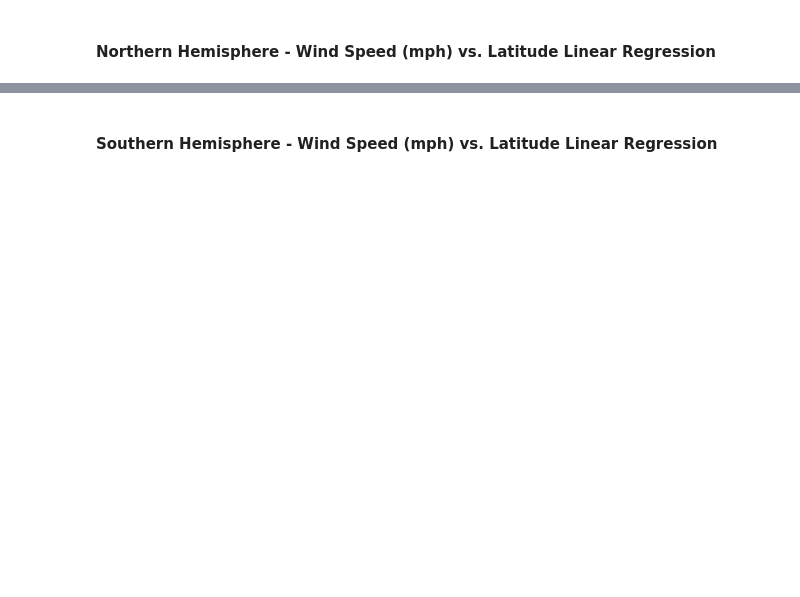
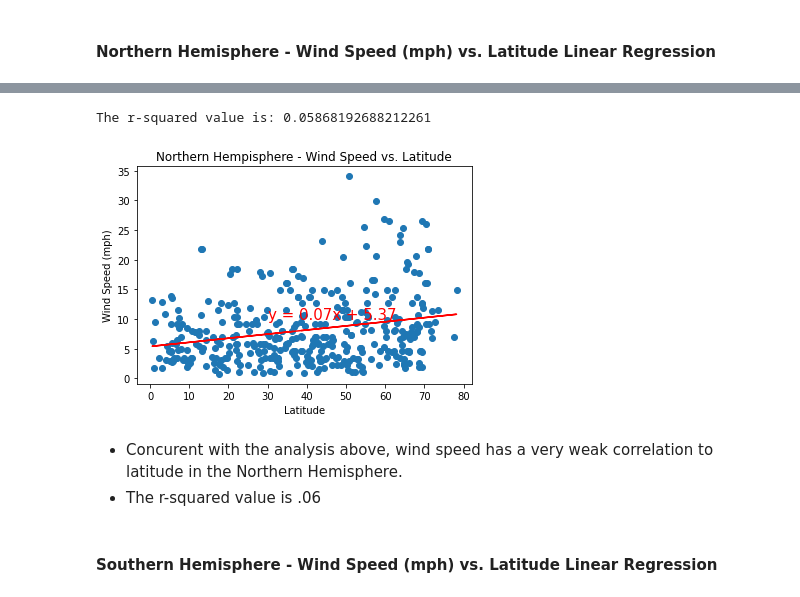
Before and after one commit to ccgrace/python-api-challenge, a Jupyter notebook: WeatherPy/WeatherPy.ipynb, the cells around one changed output, grey strips where cells are left out. Cells and saved outputs as stored; diff of their text form; code cells hidden in the pictures; blank space fills up the shorter version.

```diff
--- a/WeatherPy/WeatherPy.ipynb
+++ b/WeatherPy/WeatherPy.ipynb
@@ -398,2 +412,25 @@ The r-value is: 0.04019723576144484
+# %%
+north_lats = northern_city_wx["Lat"]
+north_wind = northern_city_wx["Wind Speed"]
+
+(slope, intercept, rvalue, pvalue, stderr) = linregress(north_lats, north_wind)
+
+regress_values = north_lats * slope + intercept
+line_eq = "y = " + str(round(slope,2)) + "x + " + str(round(intercept,2))
+
+plt.scatter(north_lats, north_wind)
+plt.plot(north_lats, regress_values, "r-")
+plt.annotate(line_eq,(30,10),fontsize=15,color="red")
+print(f"The r-squared value is: {rvalue**2}")
+plt.xlabel("Latitude")
+plt.ylabel("Wind Speed (mph)")
+plt.title("Northern Hempisphere - Wind Speed vs. Latitude")
+plt.savefig("../Output Data File/Northern Hemisphere Wind Speed.png")
+# %% [output]
+The r-squared value is: 0.05868192688212261
+[figure, added]
+# %% [markdown]
+- Concurent with the analysis above, wind speed has a very weak correlation to latitude in the Northern Hemisphere.
+- The r-squared value is .06
 # %% [markdown]
 ####  Southern Hemisphere - Wind Speed (mph) vs. Latitude Linear Regression
```
Also changed, not shown: parts of 7 cells of this notebook, 3 other files.
